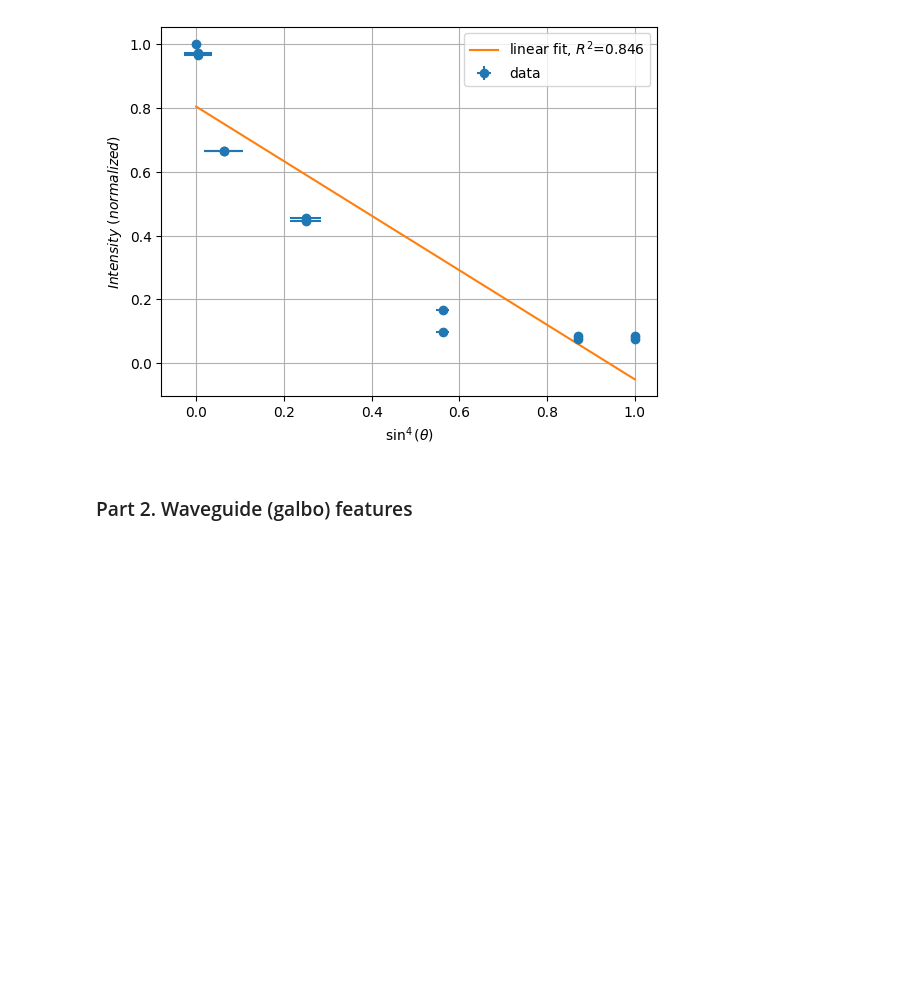
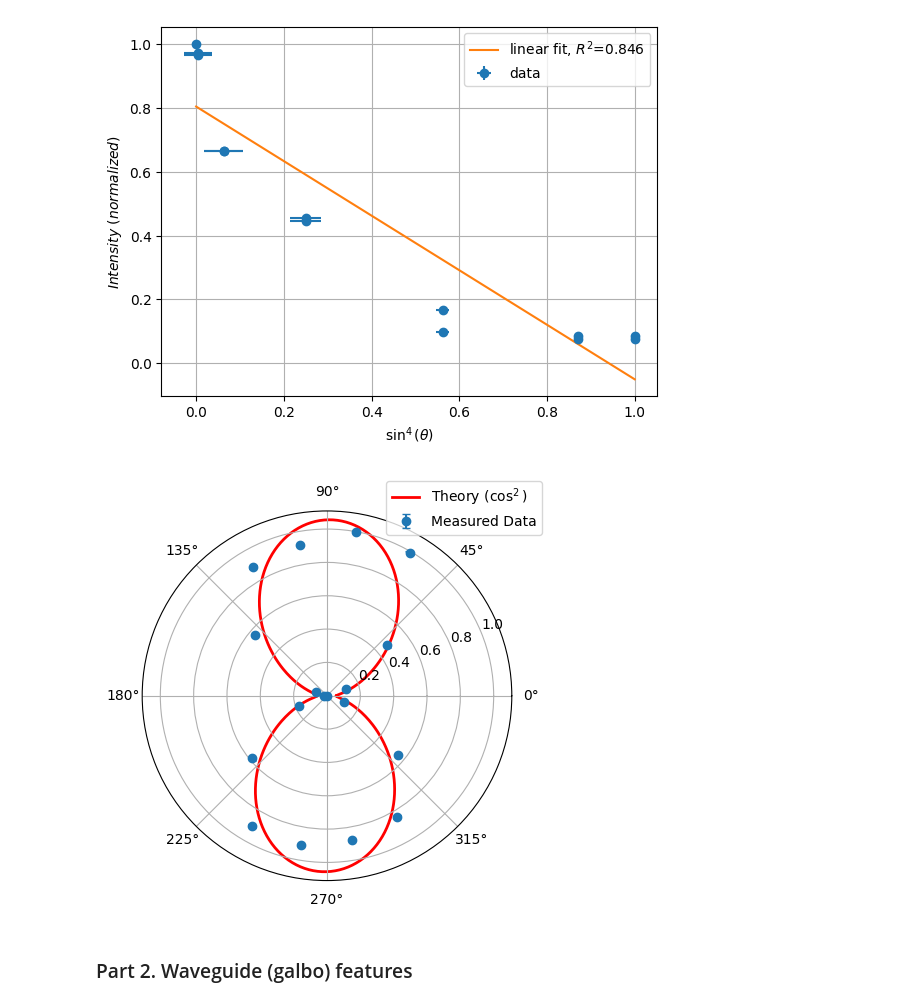
Before and after one commit to katzuv/studies, a Jupyter notebook: 2026W/Lab/06 Micro/Micro_b.ipynb, the cells around one changed output. Drawn from its saved outputs; the diff is of its cells as text; code cells hidden in the pictures; blank space fills up the shorter version.

```diff
--- a/2026W/Lab/06 Micro/Micro_b.ipynb
+++ b/2026W/Lab/06 Micro/Micro_b.ipynb
@@ -113,6 +113,61 @@ plt.legend()
 # %% [output]
 <matplotlib.legend.Legend at 0x...>
 [figure]
+# %%
+import numpy as np
+import matplotlib.pyplot as plt
+from scipy.optimize import curve_fit
+
+# 1. Data Setup
+d = 2.76
+q_deg = np.array([0, 20, 40, 60, 80, 100, 120, 140, 160, 180, 200, 220, 240, 260, 280, 300, 320, 340])
+q_rad = np.radians(q_deg)
+
+# Your data
+intensity_linear = np.array([.24, 25, 99, 207, 209, 192, 186, 118, 15, 3.3, 37, 122, 189, 190, 184, 176, 116, 23])
+
+# 2. Normalization and Error
+I_max = intensity_linear.max()
+I_norm = intensity_linear / I_max
+
+# Error: Assuming 0.1 error in the original units (based on your comment ±1e-1)
+# Propagated error for normalized plot:
+error_val = 0.1
+I_error_norm = np.full_like(I_norm, error_val / I_max)
+
+
+# 3. Theoretical Model: Malus's Law (The "Shape of 8")
+def malus_model(theta, phase, offset):
+    # I = I_0 * cos^2(theta - phase) + offset
+    # Since we normalized, I_0 is effectively 1, but the fit handles slight variations
+    return np.cos(theta - phase) ** 2 + offset
+
+
+# Fit the model to find the best phase angle
+# Initial guess: max at ~80 degrees (approx 1.4 rad) based on data
+popt, _ = curve_fit(malus_model, q_rad, I_norm, p0=[1.4, 0])
+
+# Generate smooth curve for plotting
+theta_smooth = np.linspace(0, 2 * np.pi, 500)
+I_smooth = malus_model(theta_smooth, *popt)
+
+# 4. Plotting
+fig = plt.figure()
+ax = fig.add_subplot(111, projection='polar')
+
+# Plot Data with Error Bars
+# Note: 'zorder' ensures data sits on top of the line
+ax.errorbar(q_rad, I_norm, yerr=I_error_norm, fmt='o', capsize=3, label='Measured Data', zorder=2)
+
+# Plot Theoretical Curve
+ax.plot(theta_smooth, I_smooth, 'r-', linewidth=2, label=fr'Theory ($\cos^2$)', zorder=1)
+
+# Formatting
+ax.legend(loc='upper right', bbox_to_anchor=(1.1, 1.1))
+
+plt.show()
+# %% [output]
+[figure, added]
 # %% [markdown]
 ### Part 2. Waveguide (galbo) features
 # %% [markdown]
```
Also changed, not shown: parts of 6 cells of this notebook.
